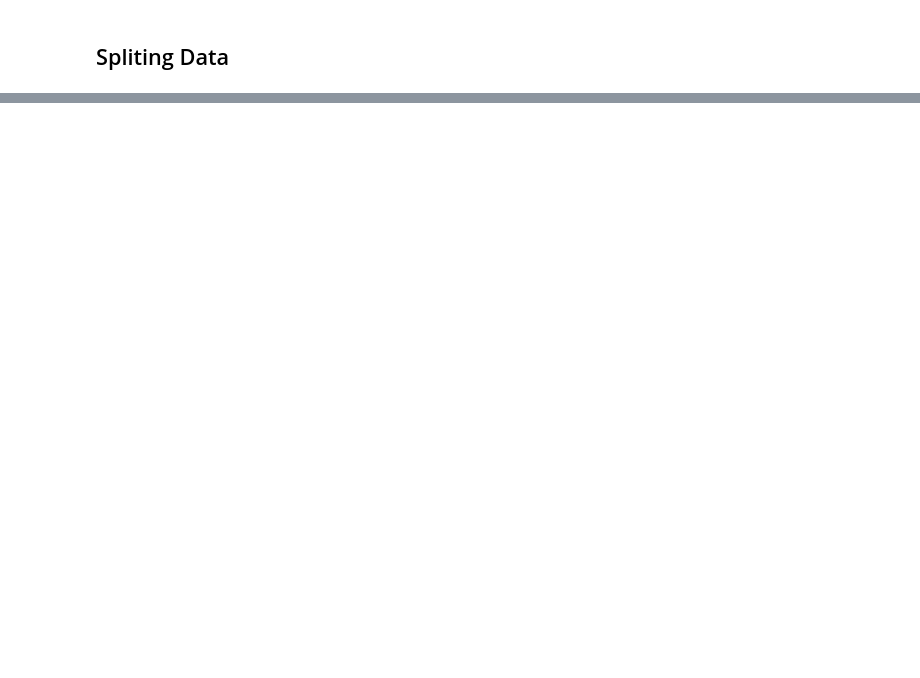
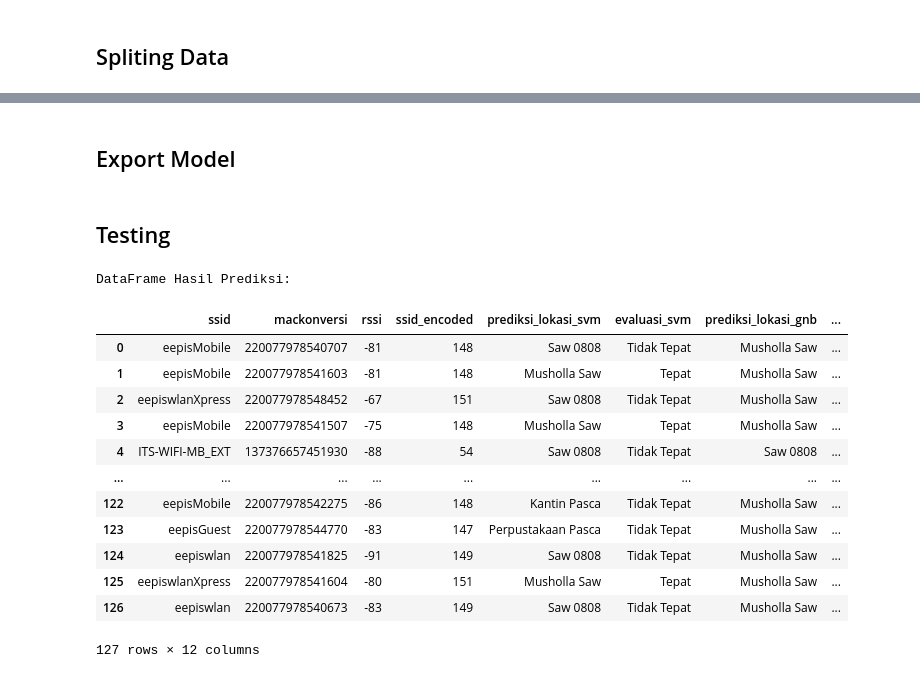
Before and after one commit to MuhammadAuliaa/wifiClassification, a Jupyter notebook: wifiClassification.ipynb, the cells around one changed output, grey strips where cells are left out. Saved outputs shown, nothing was run; the diff lists cells and outputs as text; code cells hidden in the pictures; blank space fills up the shorter version.

Commit message:
finishing testing

```diff
--- a/wifiClassification.ipynb
+++ b/wifiClassification.ipynb
@@ -414,0 +357,2 @@ ValueError: All arrays must be of the same length
+# %% [markdown]
+## Export Model
@@ -414,0 +369,2 @@ ValueError: All arrays must be of the same length
+# %% [markdown]
+## Testing
@@ -414,0 +401,60 @@ ValueError: All arrays must be of the same length
+# %%
+# === 7. Evaluasi Tepat/Tidak ===
+def evaluasi_prediksi(prediksi, lokasi_target):
+    return ['Tepat' if pred == lokasi_target else 'Tidak Tepat' for pred in prediksi]
+
+eval_svm = evaluasi_prediksi(pred_svm, lokasi_target)
+eval_gnb = evaluasi_prediksi(pred_gnb, lokasi_target)
+eval_rf  = evaluasi_prediksi(pred_rf, lokasi_target)
+eval_knn = evaluasi_prediksi(pred_knn, lokasi_target)
+
+# === 8. Buat DataFrame Hasil ===
+hasil_prediksi = data_test.copy()
+hasil_prediksi['prediksi_lokasi_svm'] = pred_svm
+hasil_prediksi['evaluasi_svm'] = eval_svm
+
+hasil_prediksi['prediksi_lokasi_gnb'] = pred_gnb
+hasil_prediksi['evaluasi_gnb'] = eval_gnb
+
+hasil_prediksi['prediksi_lokasi_rf'] = pred_rf
+hasil_prediksi['evaluasi_rf'] = eval_rf
+
+hasil_prediksi['prediksi_lokasi_knn'] = pred_knn
+hasil_prediksi['evaluasi_knn'] = eval_knn
+
+# === 9. Hitung Ringkasan Tepat/Tidak ===
+def hitung_summary(evaluasi_list):
+    tepat = evaluasi_list.count('Tepat')
+    tidak = evaluasi_list.count('Tidak Tepat')
+    return tepat, tidak
+# %%
+summary = {
+    'Model': ['SVM', 'GNB', 'RF', 'KNN'],
+    'Tepat': [],
+    'Tidak Tepat': []
+}
+
+for ev in [eval_svm, eval_gnb, eval_rf, eval_knn]:
+    t, td = hitung_summary(ev)
+    summary['Tepat'].append(t)
+    summary['Tidak Tepat'].append(td)
+
+summary_df = pd.DataFrame(summary)
+
+print("DataFrame Hasil Prediksi:")
+hasil_prediksi
+# %% [output]
+DataFrame Hasil Prediksi:
+|  | ssid | mackonversi | rssi | ssid_encoded | prediksi_lokasi_svm | evaluasi_svm | prediksi_lokasi_gnb | ... |
+| 0 | eepisMobile | 220077978540707 | -81 | 148 | Saw 0808 | Tidak Tepat | Musholla Saw | ... |
+| 1 | eepisMobile | 220077978541603 | -81 | 148 | Musholla Saw | Tepat | Musholla Saw | ... |
+| 2 | eepiswlanXpress | 220077978548452 | -67 | 151 | Saw 0808 | Tidak Tepat | Musholla Saw | ... |
+| 3 | eepisMobile | 220077978541507 | -75 | 148 | Musholla Saw | Tepat | Musholla Saw | ... |
+| 4 | ITS-WIFI-MB_EXT | 137376657451930 | -88 | 54 | Saw 0808 | Tidak Tepat | Saw 0808 | ... |
+| ... | ... | ... | ... | ... | ... | ... | ... | ... |
+| 122 | eepisMobile | 220077978542275 | -86 | 148 | Kantin Pasca | Tidak Tepat | Musholla Saw | ... |
+| 123 | eepisGuest | 220077978544770 | -83 | 147 | Perpustakaan Pasca | Tidak Tepat | Musholla Saw | ... |
+| 124 | eepiswlan | 220077978541825 | -91 | 149 | Saw 0808 | Tidak Tepat | Musholla Saw | ... |
+| 125 | eepiswlanXpress | 220077978541604 | -80 | 151 | Musholla Saw | Tepat | Musholla Saw | ... |
+| 126 | eepiswlan | 220077978540673 | -83 | 149 | Saw 0808 | Tidak Tepat | Musholla Saw | ... |
+127 rows × 12 columns
```
Also changed, not shown: parts of 35 cells of this notebook, 9 other files.
